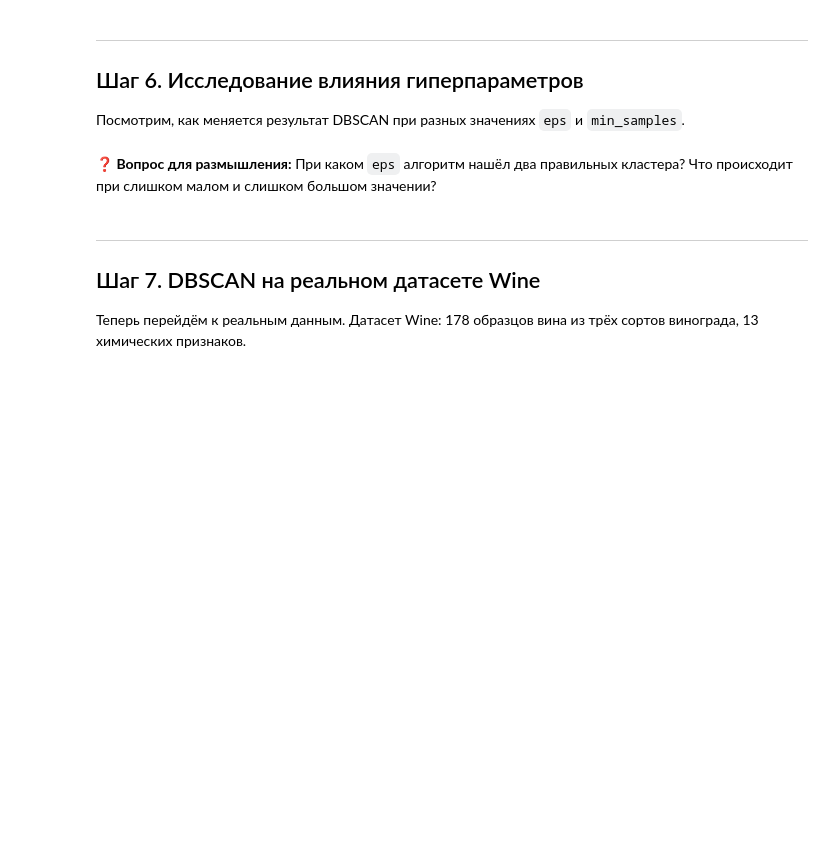
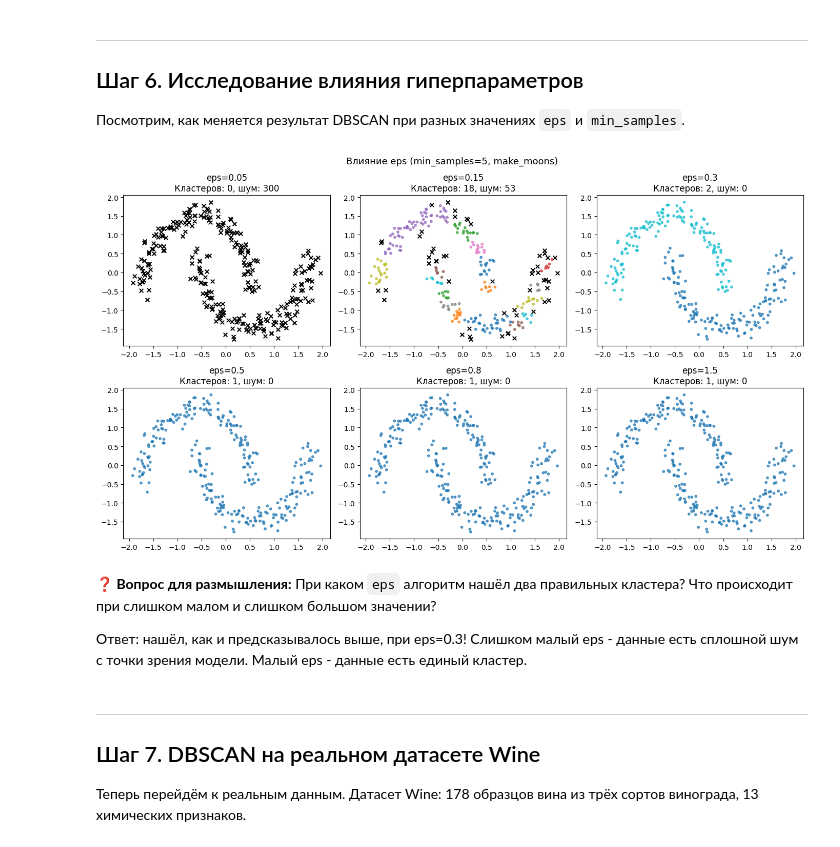
Before and after one commit to topj0bstule/ML_Course, a Jupyter notebook: hw17_/clustering2_practice_student.ipynb, the cells around one changed output. Saved outputs shown, nothing was run; the diff lists cells and outputs as text; code cells hidden in the pictures; blank space fills up the shorter version.

```diff
--- a/hw17_/clustering2_practice_student.ipynb
+++ b/hw17_/clustering2_practice_student.ipynb
@@ -281,32 +281,40 @@ DBSCAN:        0.380
 # %%
 # Сетка eps при фиксированном min_samples=5
 eps_values = [0.05, 0.15, 0.3, 0.5, 0.8, 1.5]
 fig, axes = plt.subplots(2, 3, figsize=(14, 8))
 axes = axes.flatten()
 
 for i, eps_val in enumerate(eps_values):
     # YOUR CODE HERE
     # 1. Запустите DBSCAN(eps=eps_val, min_samples=5) на X_moons_scaled
     # 2. Получите метки
     # 3. Посчитайте число кластеров и шумовых точек
     # 4. Отобразите scatter plot с цветами по меткам
     #    Шумовые точки (label == -1) рисуйте чёрными крестиками
-    labels_i = None  # замените
+    model_i = DBSCAN(eps=eps_val, min_samples=5)
+    labels_i = model_i.fit_predict(X_moons_scaled)
 
     if labels_i is not None:
         n_cl = len(set(labels_i)) - (1 if -1 in labels_i else 0)
         n_noise = (labels_i == -1).sum()
-        axes[i].scatter(X_moons_scaled[:, 0], X_moons_scaled[:, 1],
-                        c=labels_i, cmap='tab10', s=10, alpha=0.7)
         axes[i].set_title(f"eps={eps_val}\nКластеров: {n_cl}, шум: {n_noise}")
+        noise = labels_i == -1
+        axes[i].scatter(X_moons_scaled[~noise, 0], X_moons_scaled[~noise, 1],
+                c=labels_i[~noise], cmap='tab10', s=10, alpha=0.7)
+        axes[i].scatter(X_moons_scaled[noise, 0], X_moons_scaled[noise, 1],
+                c='black', marker='x', s=30, label='шум')
     else:
         axes[i].set_title(f"eps={eps_val} (не вычислено)")
 
 plt.suptitle("Влияние eps (min_samples=5, make_moons)", fontsize=13)
 plt.tight_layout()
 plt.show()
+# %% [output]
+[figure, added]
 # %% [markdown]
 **❓ Вопрос для размышления:** При каком `eps` алгоритм нашёл два правильных кластера? Что происходит при слишком малом и слишком большом значении?
+
+Ответ: нашёл, как и предсказывалось выше, при eps=0.3! Слишком малый eps - данные есть сплошной шум с точки зрения модели. Малый eps - данные есть единый кластер.
 # %% [markdown]
 ---
 ## Шаг 7. DBSCAN на реальном датасете Wine
```
Also changed, not shown: parts of 6 cells of this notebook.
